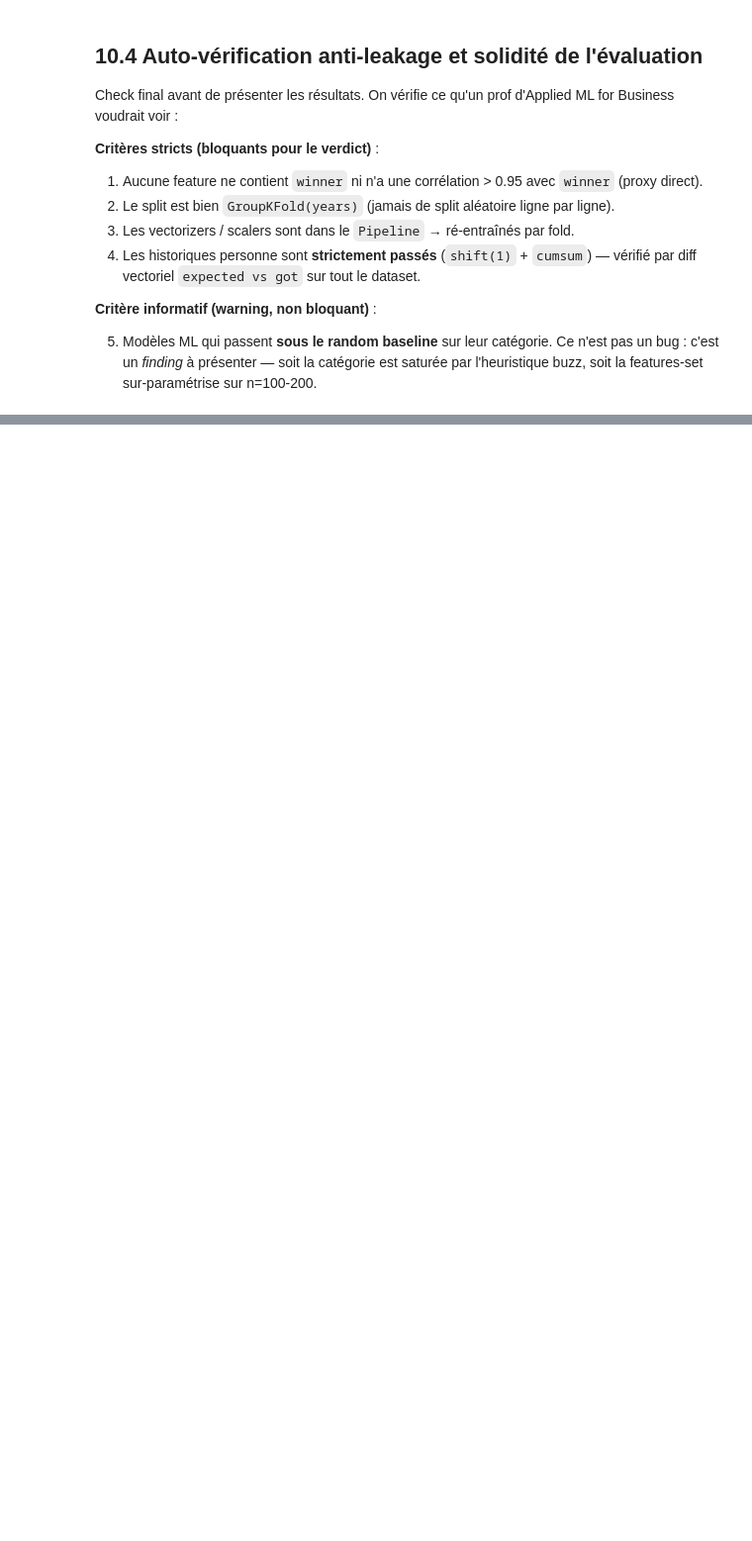
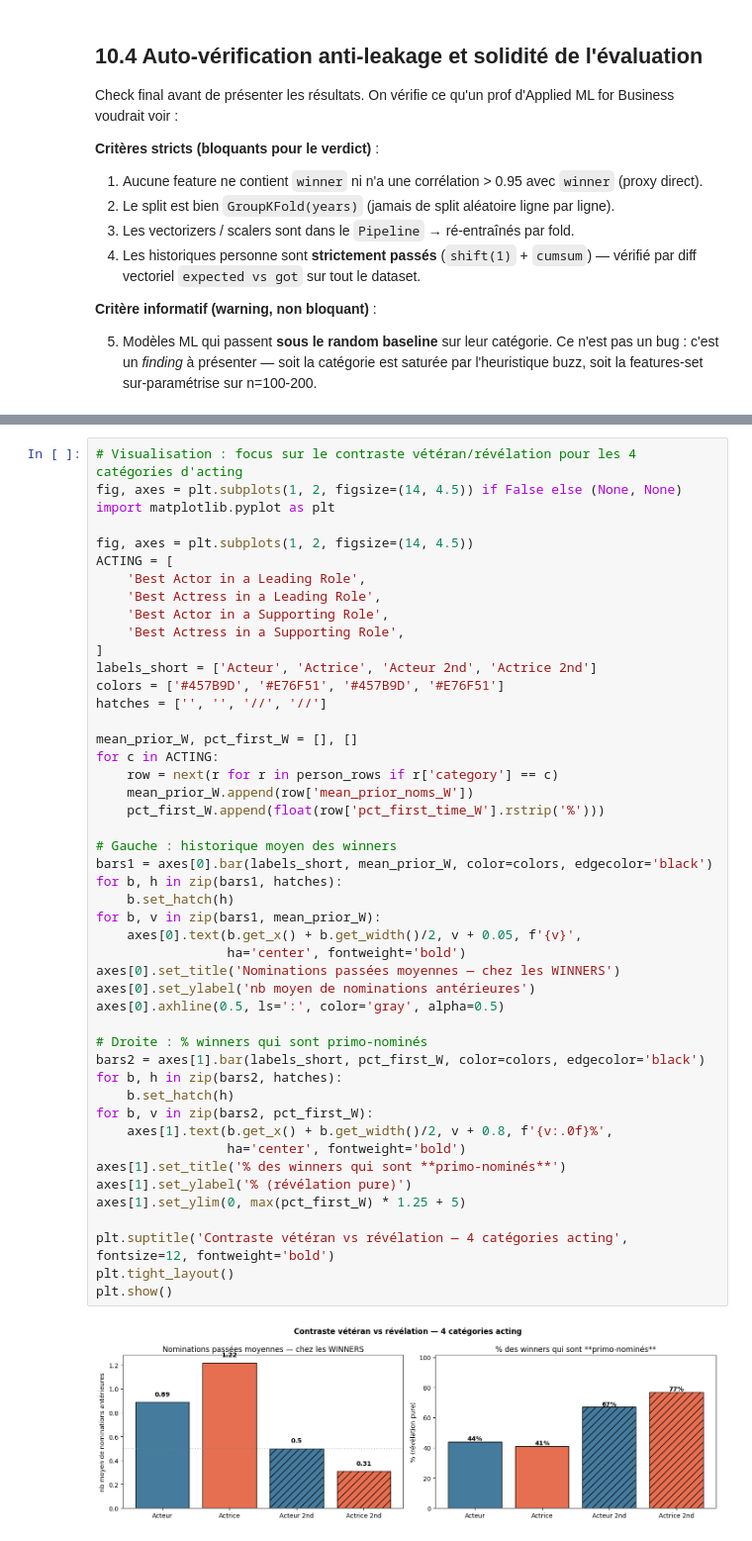
Before and after one commit to jbouniol/albert-ml-oscar-predictions, a Jupyter notebook: Notebooks/Model_experimentation.ipynb, the cells around one changed output, grey strips where cells are left out. Shown at 99% size. Saved outputs shown, nothing was run; the diff lists cells and outputs as text; blank space fills up the shorter version.

```diff
--- a/Notebooks/Model_experimentation.ipynb
+++ b/Notebooks/Model_experimentation.ipynb
@@ -1141,0 +1272,49 @@ Verdict global (anti-leakage) : ✅ évaluation défendable
+# %%
+# Visualisation : focus sur le contraste vétéran/révélation pour les 4 catégories d'acting
+fig, axes = plt.subplots(1, 2, figsize=(14, 4.5)) if False else (None, None)
+import matplotlib.pyplot as plt
+
+fig, axes = plt.subplots(1, 2, figsize=(14, 4.5))
+ACTING = [
+    'Best Actor in a Leading Role',
+    'Best Actress in a Leading Role',
+    'Best Actor in a Supporting Role',
+    'Best Actress in a Supporting Role',
+]
+labels_short = ['Acteur', 'Actrice', 'Acteur 2nd', 'Actrice 2nd']
+colors = ['#457B9D', '#E76F51', '#457B9D', '#E76F51']
+hatches = ['', '', '//', '//']
+
+mean_prior_W, pct_first_W = [], []
+for c in ACTING:
+    row = next(r for r in person_rows if r['category'] == c)
+    mean_prior_W.append(row['mean_prior_noms_W'])
+    pct_first_W.append(float(row['pct_first_time_W'].rstrip('%')))
+
+# Gauche : historique moyen des winners
+bars1 = axes[0].bar(labels_short, mean_prior_W, color=colors, edgecolor='black')
+for b, h in zip(bars1, hatches):
+    b.set_hatch(h)
+for b, v in zip(bars1, mean_prior_W):
+    axes[0].text(b.get_x() + b.get_width()/2, v + 0.05, f'{v}',
+                 ha='center', fontweight='bold')
+axes[0].set_title('Nominations passées moyennes — chez les WINNERS')
+axes[0].set_ylabel('nb moyen de nominations antérieures')
+axes[0].axhline(0.5, ls=':', color='gray', alpha=0.5)
+
+# Droite : % winners qui sont primo-nominés
+bars2 = axes[1].bar(labels_short, pct_first_W, color=colors, edgecolor='black')
+for b, h in zip(bars2, hatches):
+    b.set_hatch(h)
+for b, v in zip(bars2, pct_first_W):
+    axes[1].text(b.get_x() + b.get_width()/2, v + 0.8, f'{v:.0f}%',
+                 ha='center', fontweight='bold')
+axes[1].set_title('% des winners qui sont **primo-nominés**')
+axes[1].set_ylabel('% (révélation pure)')
+axes[1].set_ylim(0, max(pct_first_W) * 1.25 + 5)
+
+plt.suptitle('Contraste vétéran vs révélation — 4 catégories acting', fontsize=12, fontweight='bold')
+plt.tight_layout()
+plt.show()
+# %% [output]
+[figure, added]
```
Also changed, not shown: parts of 10 cells of this notebook, 2 other files.
